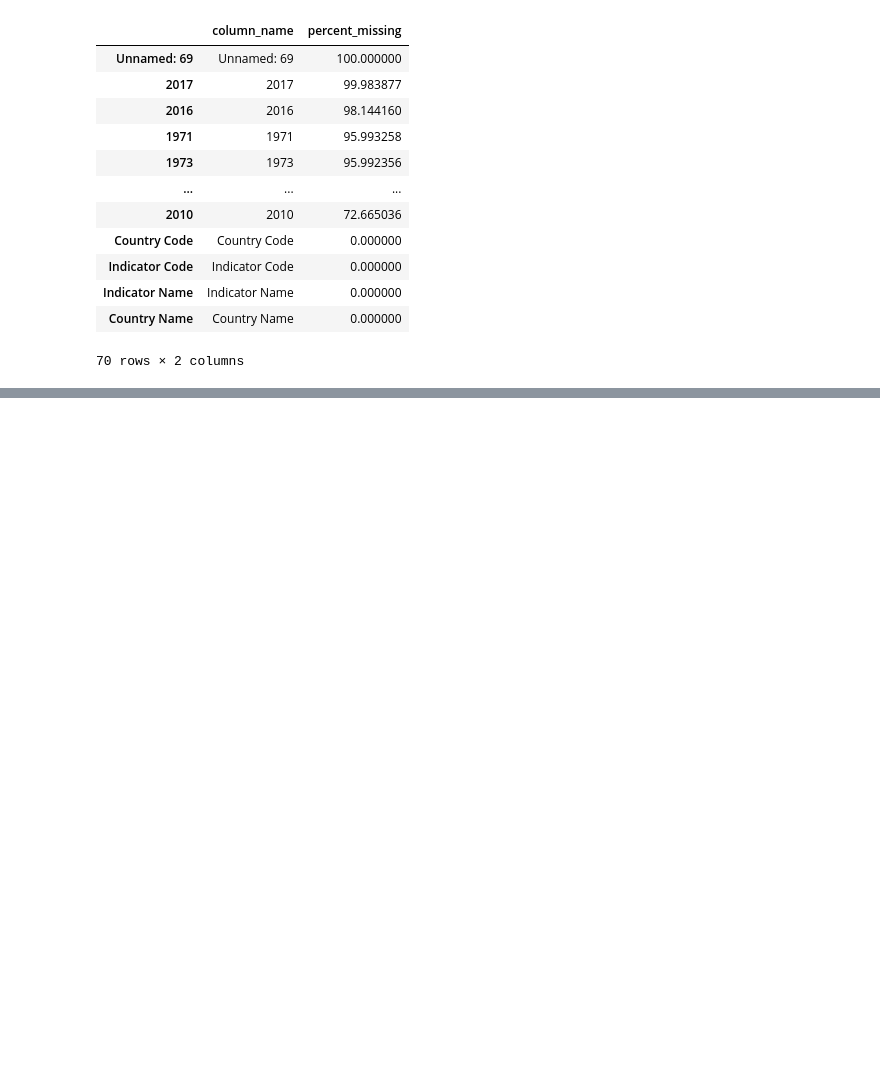
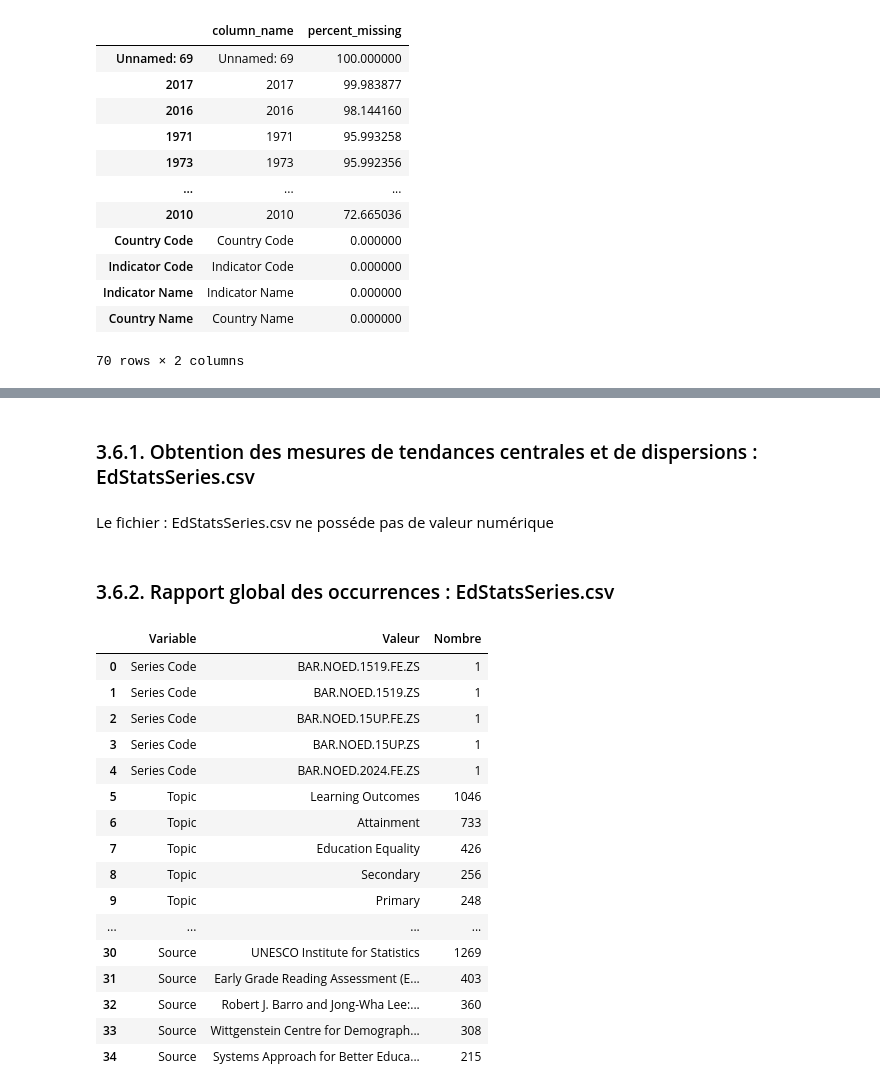
Before and after one commit to AlexisTrouwaert/OC_P02_DATA_ANALYSER_DONN-ES_SYSTEM_EDUCATIF, a Jupyter notebook: loadData.ipynb, the cells around one changed output, grey strips where cells are left out. Cells and saved outputs as stored; diff of their text form; code cells hidden in the pictures; blank space fills up the shorter version.

```diff
--- a/loadData.ipynb
+++ b/loadData.ipynb
@@ -432,0 +602,3 @@ Name: count, dtype: int64
+# %%
+if duplicate_count > 0:
+    dataframes[4]['data'] = dataframes[4]['data'].drop_duplicates()
@@ -432,0 +631,4 @@ Name: count, dtype: int64
+# %%
+limit = len(dataframes[4]['data']) * 0.1
+dataframes[4]['data'] = dataframes[4]['data'].dropna(axis=1, thresh=limit)
+display(dataframes[4]['data'].head())
@@ -432,0 +642,52 @@ Name: count, dtype: int64
+# %%
+display(Markdown(f"### 3.6.1. Obtention des mesures de tendances centrales et de dispersions : {dataframes[4]['name']}"))
+# %% [output]
+### 3.6.1. Obtention des mesures de tendances centrales et de dispersions : EdStatsSeries.csv
+# %%
+numeric_df = dataframes[4]['data'].select_dtypes(include=['number'])
+
+if not numeric_df.empty:
+    display(dataframes[4]['data'].describe(include=[np.number]))
+else :
+    display(Markdown(f" Le fichier : {dataframes[4]['name']} ne posséde pas de valeur numérique"))
+# %% [output]
+ Le fichier : EdStatsSeries.csv ne posséde pas de valeur numérique
+# %%
+df_source = dataframes[4]['data']
+cat_cols = df_source.select_dtypes(include=['object', 'string']).columns
+
+report_chunks = []
+
+for col in cat_cols:
+    counts = df_source[col].value_counts().head(5).to_frame()
+
+    counts = counts.reset_index()
+    counts.columns = ['Valeur', 'Nombre']
+    counts.insert(0, 'Variable', col)
+    report_chunks.append(counts)
+
+final_report = pd.concat(report_chunks, ignore_index=True)
+
+display(Markdown(f"### 3.6.2. Rapport global des occurrences : {dataframes[4]['name']}"))
+# %% [output]
+### 3.6.2. Rapport global des occurrences : EdStatsSeries.csv
+# %%
+display(final_report)
+# %% [output]
+|  | Variable | Valeur | Nombre |
+| 0 | Series Code | BAR.NOED.1519.FE.ZS | 1 |
+| 1 | Series Code | BAR.NOED.1519.ZS | 1 |
+| 2 | Series Code | BAR.NOED.15UP.FE.ZS | 1 |
+| 3 | Series Code | BAR.NOED.15UP.ZS | 1 |
+| 4 | Series Code | BAR.NOED.2024.FE.ZS | 1 |
+| 5 | Topic | Learning Outcomes | 1046 |
+| 6 | Topic | Attainment | 733 |
+| 7 | Topic | Education Equality | 426 |
+| 8 | Topic | Secondary | 256 |
+| 9 | Topic | Primary | 248 |
+| ... | ... | ... | ... |
+| 30 | Source | UNESCO Institute for Statistics | 1269 |
+| 31 | Source | Early Grade Reading Assessment (E... | 403 |
+| 32 | Source | Robert J. Barro and Jong-Wha Lee:... | 360 |
+| 33 | Source | Wittgenstein Centre for Demograph... | 308 |
+| 34 | Source | Systems Approach for Better Educa... | 215 |
```
Also changed, not shown: parts of 45 cells of this notebook, 1 other file.
